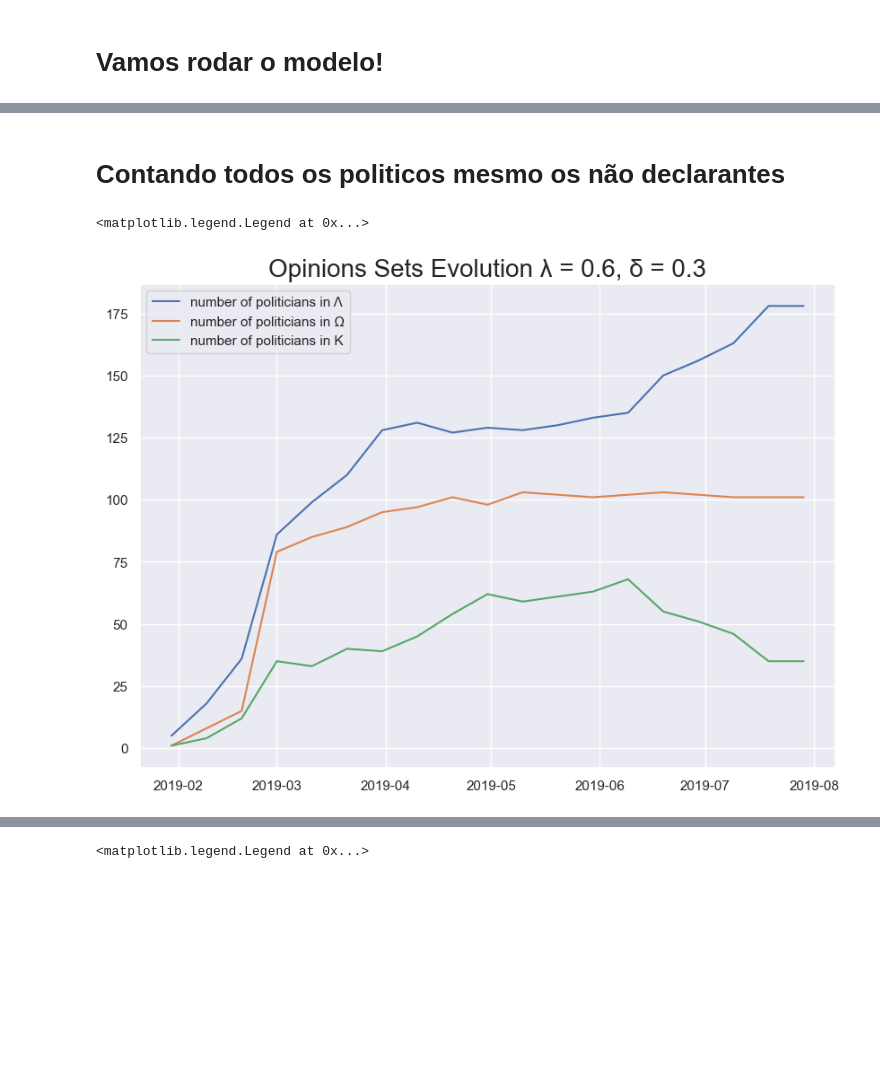
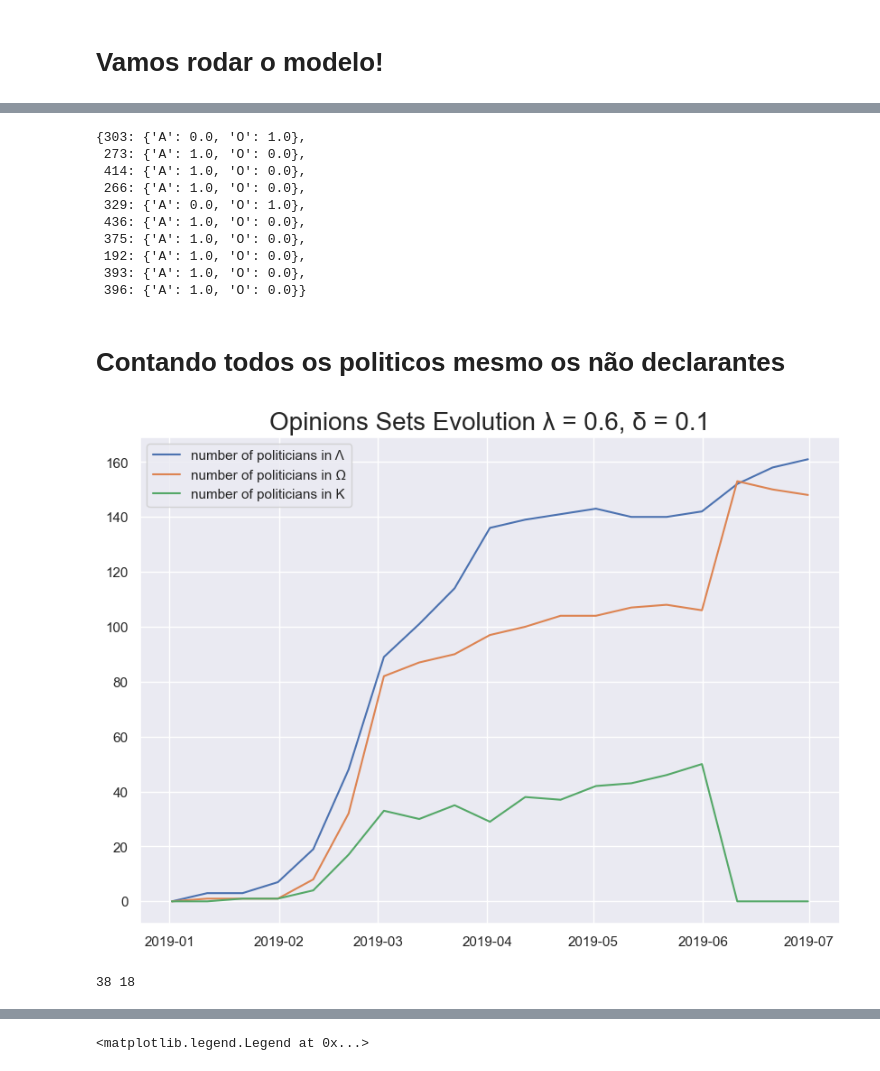
Before and after one commit to htrpch/politcalShit, a Jupyter notebook: notebooks/ShowModel.ipynb, the cells around one changed output, grey strips where cells are left out. Cells and saved outputs as stored; diff of their text form; code cells hidden in the pictures; blank space fills up the shorter version.

```diff
--- a/notebooks/ShowModel.ipynb
+++ b/notebooks/ShowModel.ipynb
@@ -24,8 +27,8 @@ from modelstats import ModelStats
 data_path = "../data/DATA_FINAL.csv"
 data_deputados_path = "../data/DEPUTADOS_FINAL.csv"
 
-Experimento = ModelStats(data_path, data_deputados_path)
+Experimento = ModelStats(data_path, data_deputados_path, simulate_time = datetime(2019,5,12))
 
-lambd = 0.6
-delta = 0.3
+lambd = 0.9
+delta = 0.1
 lag = 10
@@ -32,2 +44,4 @@ lag = 10
 # %%
-Experimento = Experimento.get_votes(lambd, delta, lag, datetime(2019,7,12))
+Experimento = Experimento.get_votes(lambd, delta, lag, datetime(2019,,12))
+Experimento = Experimento.get_changes()
+Experimento = Experimento.get_fluxes()
@@ -76,19 +62,25 @@ def plot_fluxes(Experimento):
+# %%
+rho
+# %% [output]
+{303: {'A': 0.0, 'O': 1.0},
+ 273: {'A': 1.0, 'O': 0.0},
+ 414: {'A': 1.0, 'O': 0.0},
+ 266: {'A': 1.0, 'O': 0.0},
+ 329: {'A': 0.0, 'O': 1.0},
+ 436: {'A': 1.0, 'O': 0.0},
+ 375: {'A': 1.0, 'O': 0.0},
+ 192: {'A': 1.0, 'O': 0.0},
+ 393: {'A': 1.0, 'O': 0.0},
+ 396: {'A': 1.0, 'O': 0.0}}
 # %% [markdown]
 # Contando todos os politicos mesmo os não declarantes
-# %%
-plt.figure(figsize=(10,7))
-
-plt.title('Opinions Sets Evolution λ = %s, δ = %s'%(lambd,delta), fontsize = 20)
-
-plt.plot(Experimento.times, Experimento.A, label = 'number of politicians in Λ')
-
-plt.plot(Experimento.times, Experimento.O, label = 'number of politicians in Ω')
-
-plt.plot(Experimento.times,Experimento.K, label = 'number of politicians in K')
-
-
-
-plt.legend()
-# %% [output]
-<matplotlib.legend.Legend at 0x...>
-[figure, removed]
+# %%
+from plots import plot_vote_sets_evolution
+
+plot_vote_sets_evolution(Experimento, save = True)
+# %% [output]
+[figure, added]
+# %%
+print(Experimento.nlags, Experimento.lags_to_reckoning)
+# %% [output]
+38 18
```
Also changed, not shown: parts of 10 cells of this notebook.
